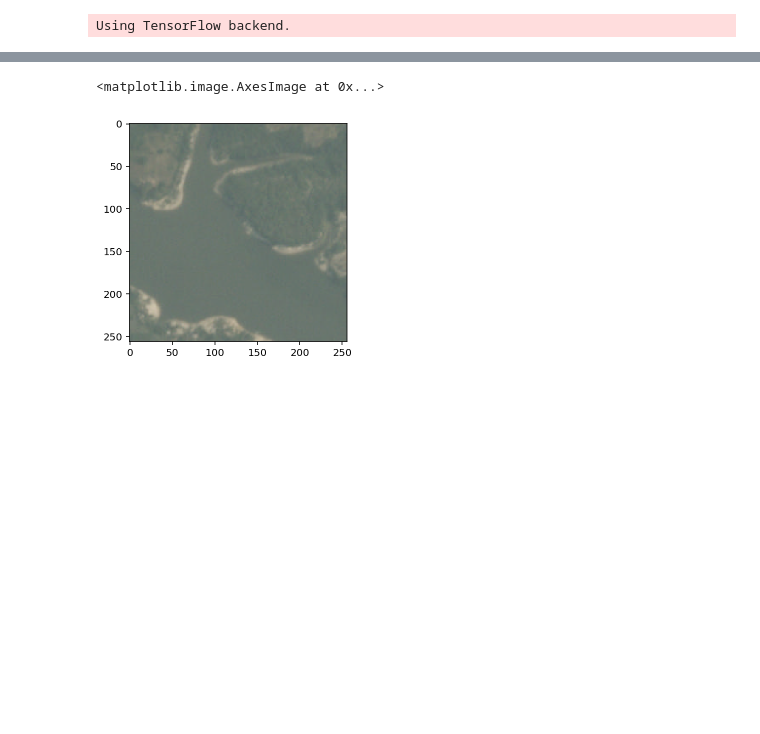
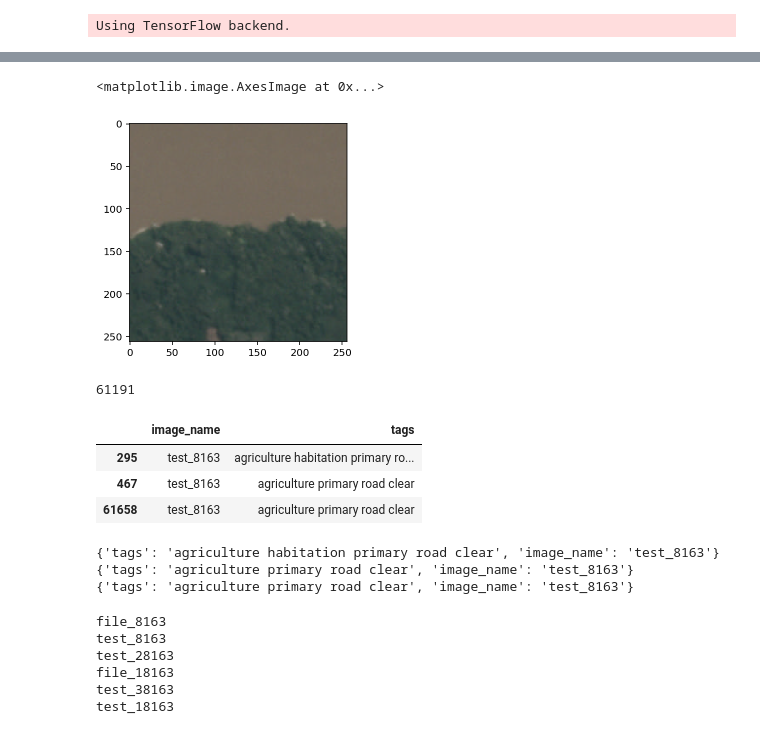
Before and after one commit to fagan2888/Kaggle-Planet-v1, a Jupyter notebook: Create_Subm_1.ipynb, the cells around one changed output, grey strips where cells are left out. Drawn from its saved outputs; the diff is of its cells as text; code cells hidden in the pictures; blank space fills up the shorter version.

```diff
--- a/Create_Subm_1.ipynb
+++ b/Create_Subm_1.ipynb
@@ -197,5 +90,9 @@ KeyboardInterrupt:
 # %%
-plt.imshow(plt.imread('/datasets/kaggle/planet/test-jpg/test_16364.jpg'))
+plt.imshow(plt.imread('/datasets/kaggle/planet/test-jpg/test_7110.jpg'))
 # %% [output]
 <matplotlib.image.AxesImage at 0x...>
-[figure, old version]
+[figure, new version]
+# %%
+len(X_files_pred)
+# %% [output]
+61191
@@ -201,0 +101,15 @@ plt.imshow(plt.imread('/datasets/kaggle/planet/test-jpg/test_16364.jpg'))
+# %%
+subm_df[subm_df['image_name'] == 'test_8163']
+# %% [output]
+|  | image_name | tags |
+| 295 | test_8163 | agriculture habitation primary ro... |
+| 467 | test_8163 | agriculture primary road clear |
+| 61658 | test_8163 | agriculture primary road clear |
+# %%
+for r in subm:
+    if 'test_8163' == r['image_name']:
+        print(r)
+# %% [output]
+{'tags': 'agriculture habitation primary road clear', 'image_name': 'test_8163'}
+{'tags': 'agriculture primary road clear', 'image_name': 'test_8163'}
+{'tags': 'agriculture primary road clear', 'image_name': 'test_8163'}
@@ -201,0 +118,11 @@ plt.imshow(plt.imread('/datasets/kaggle/planet/test-jpg/test_16364.jpg'))
+# %%
+for f in X_files_pred:
+    if '8163' in f:
+        print(f)
+# %% [output]
+file_8163
+test_8163
+test_28163
+file_18163
+test_38163
+test_18163
```
Also changed, not shown: parts of 6 cells of this notebook, 2 other files.
